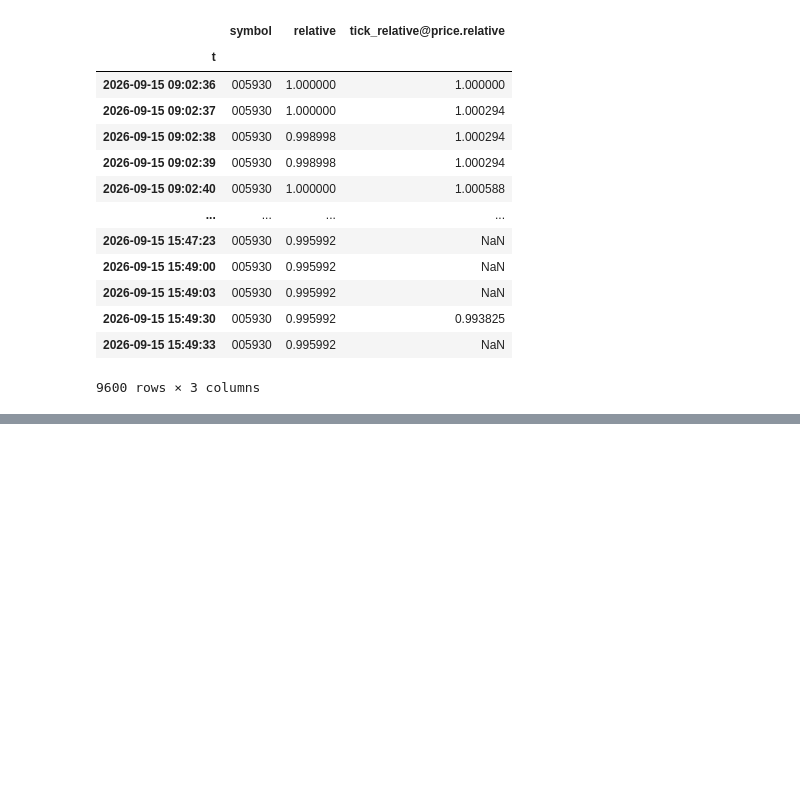
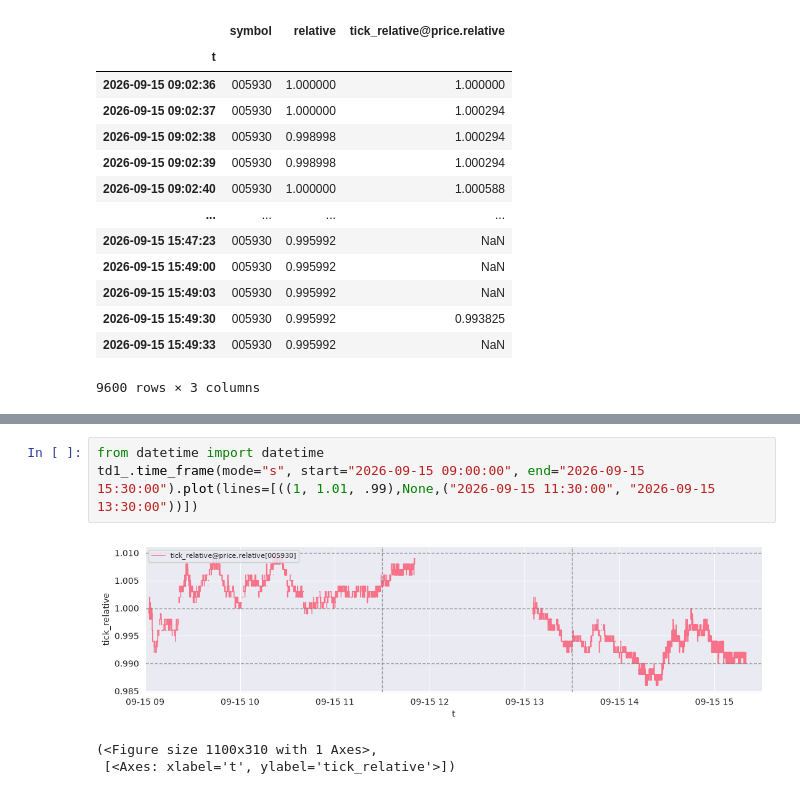
Before and after one commit to ajcltm/findata, a Jupyter notebook: notebook/2026-10-04_010_x_y.ipynb, the cells around one changed output, grey strips where cells are left out. Cells and saved outputs as stored; diff of their text form; blank space fills up the shorter version.

```diff
--- a/notebook/2026-10-04_010_x_y.ipynb
+++ b/notebook/2026-10-04_010_x_y.ipynb
@@ -45,2 +45,9 @@ td1_.add(td2_).plot(x='tick_relative@price.relative[005930]', y='price.tick_rela
 (<Figure size 1100x310 with 1 Axes>,
  [<Axes: xlabel='relative', ylabel='tick_relative'>])
+# %%
+from datetime import datetime
+td1_.time_frame(mode="s", start="2026-09-15 09:00:00", end="2026-09-15 15:30:00").plot(lines=[((1, 1.01, .99),None,("2026-09-15 11:30:00", "2026-09-15 13:30:00"))])
+# %% [output]
+[figure, added]
+(<Figure size 1100x310 with 1 Axes>,
+ [<Axes: xlabel='t', ylabel='tick_relative'>])
```
Also changed, not shown: parts of 2 cells of this notebook, 9 other files.
